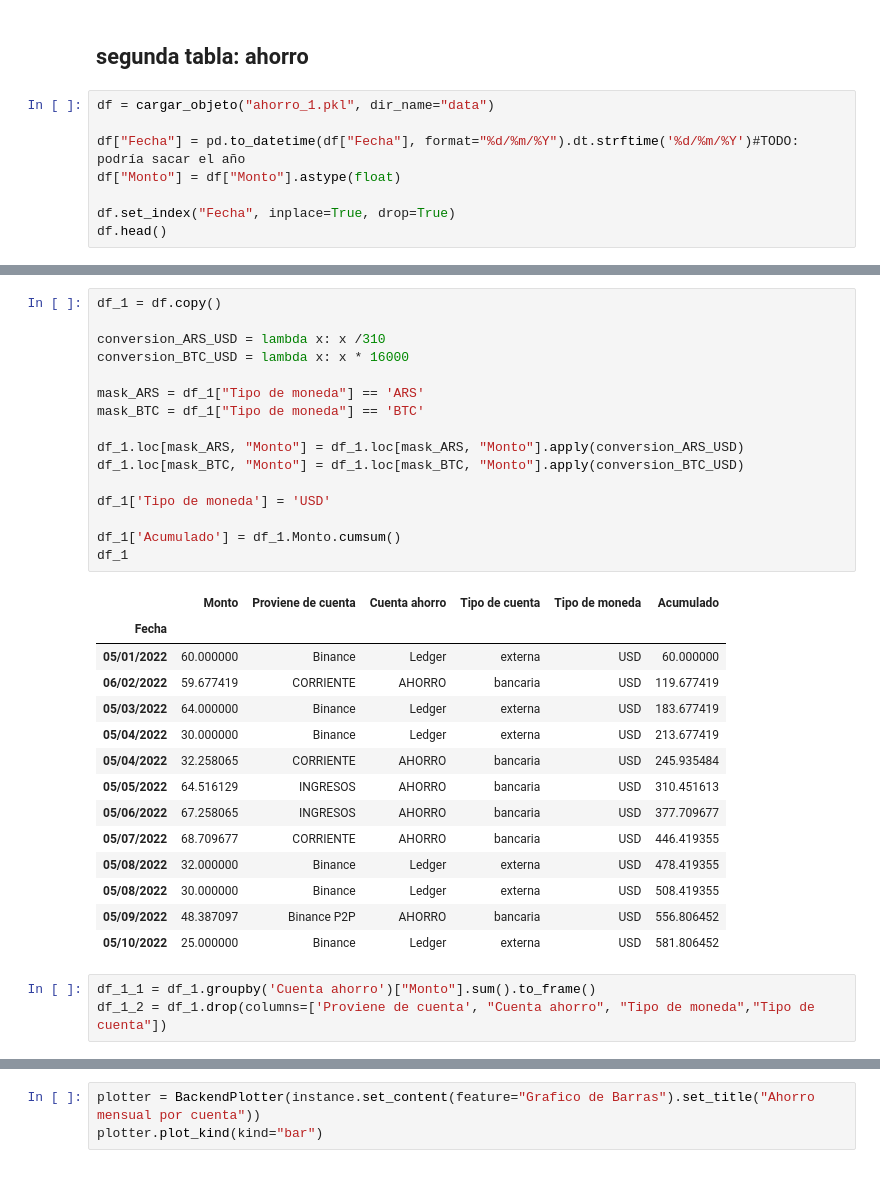
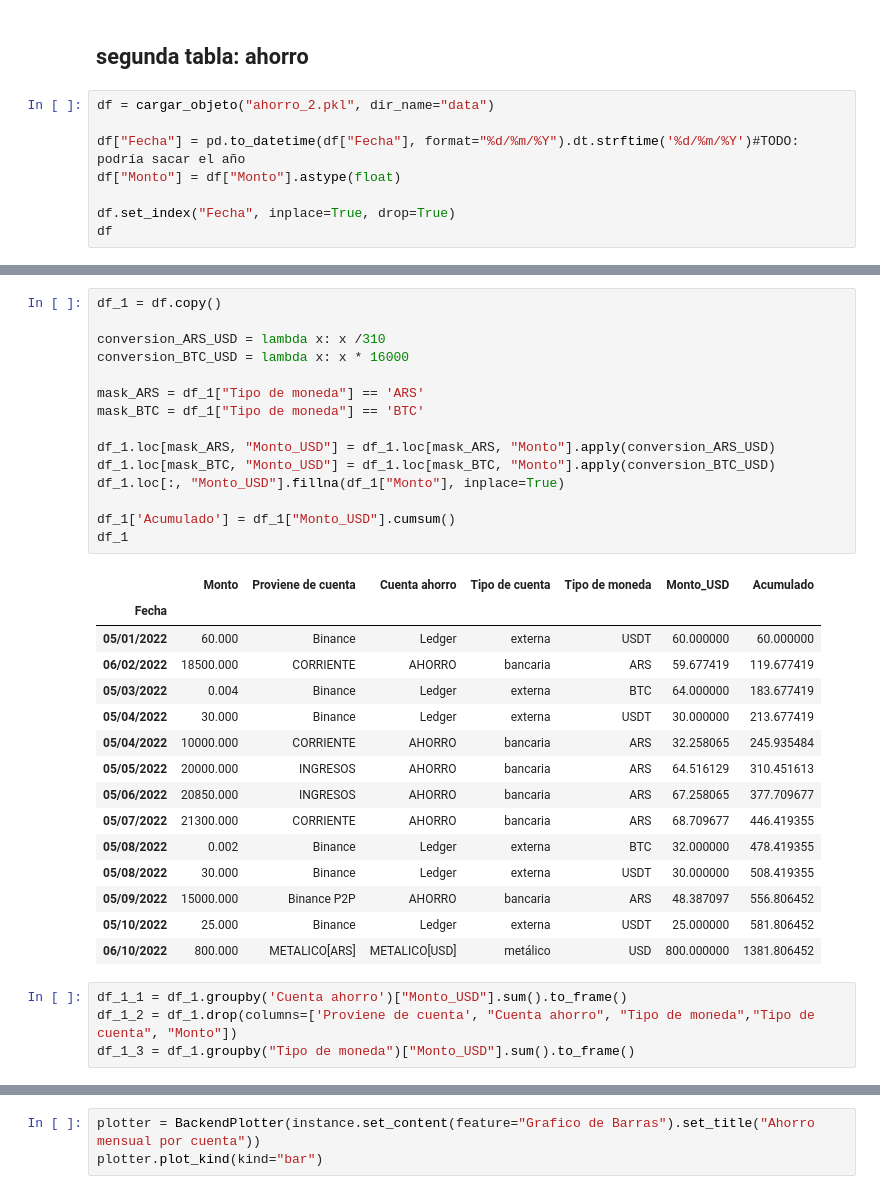
Before and after one commit to jackonedev/PresentacionesInteractivas, a Jupyter notebook: paquete_python/plots.ipynb, the cells around one changed output, grey strips where cells are left out. Saved outputs shown, nothing was run; the diff lists cells and outputs as text.

```diff
--- a/paquete_python/plots.ipynb
+++ b/paquete_python/plots.ipynb
@@ -92,13 +92,13 @@ plotter.plot()
 # %% [markdown]
 ## segunda tabla: ahorro
 # %%
-df = cargar_objeto("ahorro_1.pkl", dir_name="data")
+df = cargar_objeto("ahorro_2.pkl", dir_name="data")
 
 df["Fecha"] = pd.to_datetime(df["Fecha"], format="%d/%m/%Y").dt.strftime('%d/%m/%Y')#TODO: podría sacar el año
 df["Monto"] = df["Monto"].astype(float)
 
 df.set_index("Fecha", inplace=True, drop=True)
-df.head()
+df
 # %% [output]
 |  | Monto | Proviene de cuenta | Cuenta ahorro | Tipo de cuenta | Tipo de moneda |
 | Fecha |  |  |  |  |  |
@@ -110,34 +118,35 @@ df.head()
 # %%
 df_1 = df.copy()
 
 conversion_ARS_USD = lambda x: x /310
 conversion_BTC_USD = lambda x: x * 16000
 
 mask_ARS = df_1["Tipo de moneda"] == 'ARS'
 mask_BTC = df_1["Tipo de moneda"] == 'BTC'
 
-df_1.loc[mask_ARS, "Monto"] = df_1.loc[mask_ARS, "Monto"].apply(conversion_ARS_USD)
-df_1.loc[mask_BTC, "Monto"] = df_1.loc[mask_BTC, "Monto"].apply(conversion_BTC_USD)
+df_1.loc[mask_ARS, "Monto_USD"] = df_1.loc[mask_ARS, "Monto"].apply(conversion_ARS_USD)
+df_1.loc[mask_BTC, "Monto_USD"] = df_1.loc[mask_BTC, "Monto"].apply(conversion_BTC_USD)
+df_1.loc[:, "Monto_USD"].fillna(df_1["Monto"], inplace=True)
 
-df_1['Tipo de moneda'] = 'USD'
-
-df_1['Acumulado'] = df_1.Monto.cumsum()
+df_1['Acumulado'] = df_1["Monto_USD"].cumsum()
 df_1
 # %% [output]
-|  | Monto | Proviene de cuenta | Cuenta ahorro | Tipo de cuenta | Tipo de moneda | Acumulado |
-| Fecha |  |  |  |  |  |  |
-| 05/01/2022 | 60.000000 | Binance | Ledger | externa | USD | 60.000000 |
-| 06/02/2022 | 59.677419 | CORRIENTE | AHORRO | bancaria | USD | 119.677419 |
-| 05/03/2022 | 64.000000 | Binance | Ledger | externa | USD | 183.677419 |
-| 05/04/2022 | 30.000000 | Binance | Ledger | externa | USD | 213.677419 |
-| 05/04/2022 | 32.258065 | CORRIENTE | AHORRO | bancaria | USD | 245.935484 |
-| 05/05/2022 | 64.516129 | INGRESOS | AHORRO | bancaria | USD | 310.451613 |
-| 05/06/2022 | 67.258065 | INGRESOS | AHORRO | bancaria | USD | 377.709677 |
-| 05/07/2022 | 68.709677 | CORRIENTE | AHORRO | bancaria | USD | 446.419355 |
-| 05/08/2022 | 32.000000 | Binance | Ledger | externa | USD | 478.419355 |
-| 05/08/2022 | 30.000000 | Binance | Ledger | externa | USD | 508.419355 |
-| 05/09/2022 | 48.387097 | Binance P2P | AHORRO | bancaria | USD | 556.806452 |
-| 05/10/2022 | 25.000000 | Binance | Ledger | externa | USD | 581.806452 |
+|  | Monto | Proviene de cuenta | Cuenta ahorro | Tipo de cuenta | Tipo de moneda | Monto_USD | Acumulado |
+| Fecha |  |  |  |  |  |  |  |
+| 05/01/2022 | 60.000 | Binance | Ledger | externa | USDT | 60.000000 | 60.000000 |
+| 06/02/2022 | 18500.000 | CORRIENTE | AHORRO | bancaria | ARS | 59.677419 | 119.677419 |
+| 05/03/2022 | 0.004 | Binance | Ledger | externa | BTC | 64.000000 | 183.677419 |
+| 05/04/2022 | 30.000 | Binance | Ledger | externa | USDT | 30.000000 | 213.677419 |
+| 05/04/2022 | 10000.000 | CORRIENTE | AHORRO | bancaria | ARS | 32.258065 | 245.935484 |
+| 05/05/2022 | 20000.000 | INGRESOS | AHORRO | bancaria | ARS | 64.516129 | 310.451613 |
+| 05/06/2022 | 20850.000 | INGRESOS | AHORRO | bancaria | ARS | 67.258065 | 377.709677 |
+| 05/07/2022 | 21300.000 | CORRIENTE | AHORRO | bancaria | ARS | 68.709677 | 446.419355 |
+| 05/08/2022 | 0.002 | Binance | Ledger | externa | BTC | 32.000000 | 478.419355 |
+| 05/08/2022 | 30.000 | Binance | Ledger | externa | USDT | 30.000000 | 508.419355 |
+| 05/09/2022 | 15000.000 | Binance P2P | AHORRO | bancaria | ARS | 48.387097 | 556.806452 |
+| 05/10/2022 | 25.000 | Binance | Ledger | externa | USDT | 25.000000 | 581.806452 |
+| 06/10/2022 | 800.000 | METALICO[ARS] | METALICO[USD] | metálico | USD | 800.000000 | 1381.806452 |
 # %%
-df_1_1 = df_1.groupby('Cuenta ahorro')["Monto"].sum().to_frame()
-df_1_2 = df_1.drop(columns=['Proviene de cuenta', "Cuenta ahorro", "Tipo de moneda","Tipo de cuenta"])
+df_1_1 = df_1.groupby('Cuenta ahorro')["Monto_USD"].sum().to_frame()
+df_1_2 = df_1.drop(columns=['Proviene de cuenta', "Cuenta ahorro", "Tipo de moneda","Tipo de cuenta", "Monto"])
+df_1_3 = df_1.groupby("Tipo de moneda")["Monto_USD"].sum().to_frame()
```
Also changed, not shown: parts of 8 cells of this notebook, 5 other files.
